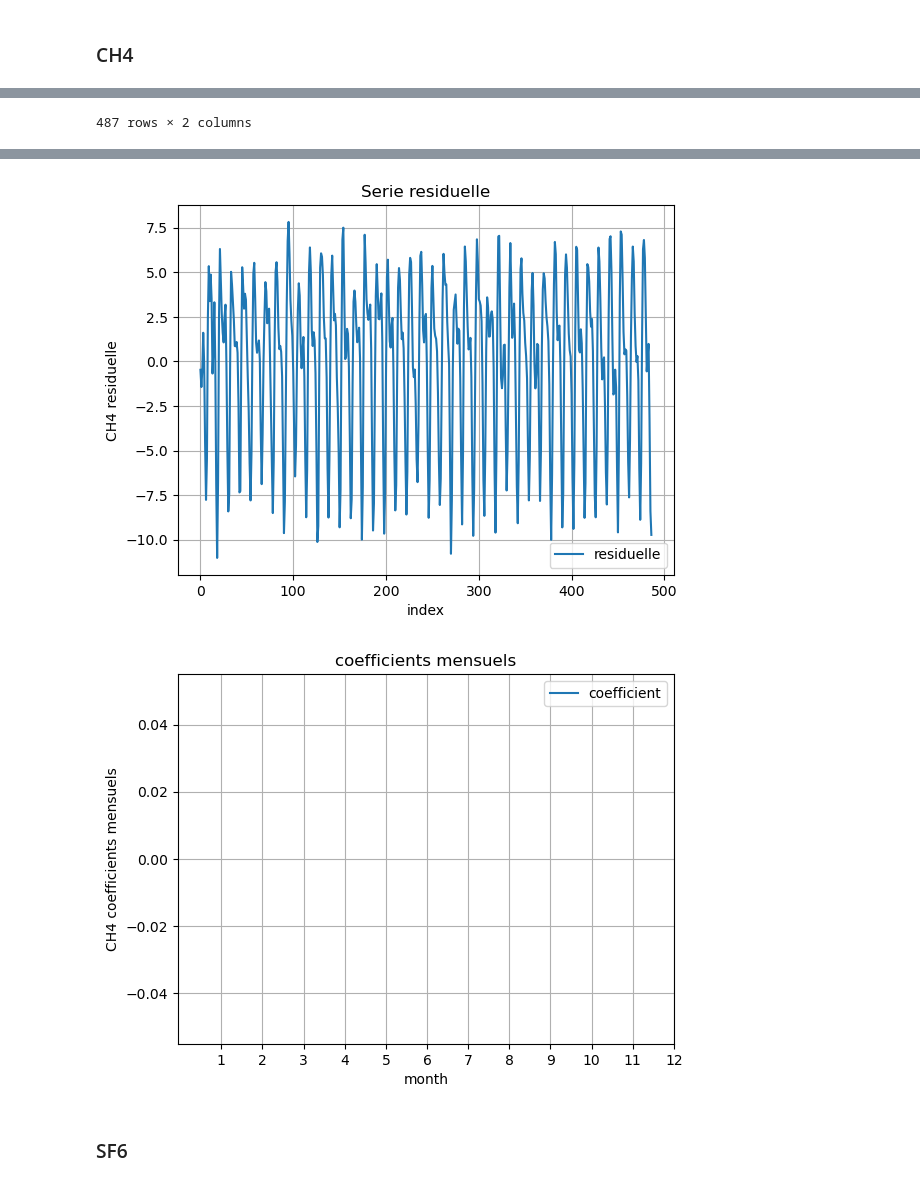
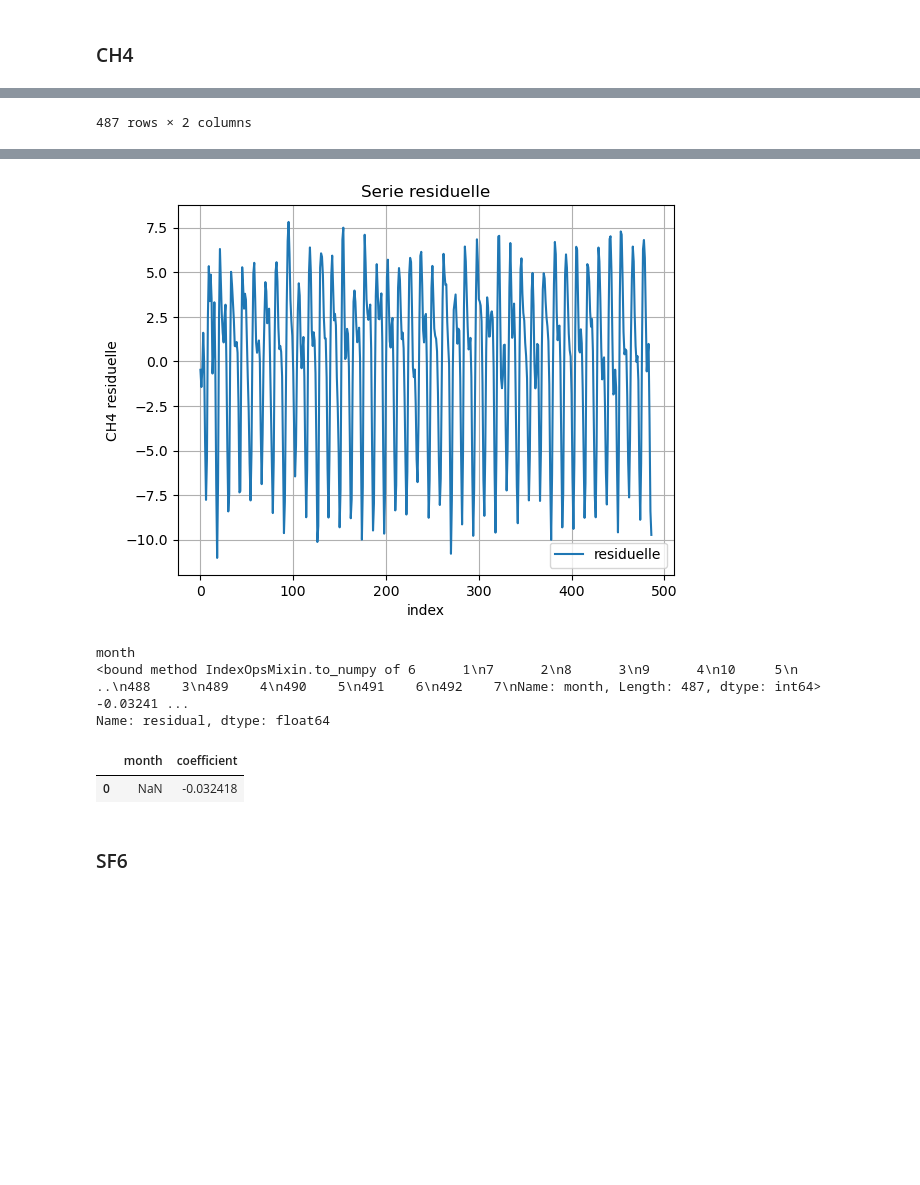
Before and after one commit to AxelGiovannai/Stat_Project, a Jupyter notebook: notebook1.ipynb, the cells around one changed output, grey strips where cells are left out. Drawn from its saved outputs; the diff is of its cells as text; code cells hidden in the pictures; blank space fills up the shorter version.

Commit message:
debug de coeficient mensuels

```diff
--- a/notebook1.ipynb
+++ b/notebook1.ipynb
@@ -156,43 +156,42 @@ def affichage_coefficients_mensuels(serie_coefficient,y_label):
     dataframe_coefficient = serie_coefficient.reset_index()
     dataframe_coefficient.columns = ['month','coefficient']
     dataframe_coefficient['month'] = pd.to_numeric(dataframe_coefficient['month'], errors='coerce')
-    sns.lineplot(data=dataframe_coefficient,x="month",y="coefficient",label="coefficient")
-    plt.grid(True)
-    plt.title("coefficients mensuels")
-    plt.xlabel("month")
-    plt.ylabel(y_label + " coefficients mensuels")
-    plt.xticks(ticks=range(1, 13))
-    plt.legend()
-    plt.show()
+    return dataframe_coefficient
 # %% [markdown]
 ### CH4
 # %%
 df_smoothed_ch4 = moyenne_mobile_ordre_6(df_ch4)
 display(df_smoothed_ch4)
 affichage_moyenne_mobile_ordre_6(df_ch4,df_smoothed_ch4,"CH4")
 
 df_residual_ch4 = serie_residuelle_vector(df_ch4,df_smoothed_ch4,6)
 affichage_serie_residuelle(df_residual_ch4,"CH4")
 
 coefficients_mensuels_ch4 = coefficients_mensuels(df_ch4,df_residual_ch4,6)
-affichage_coefficients_mensuels(coefficients_mensuels_ch4,"CH4")
+display(coefficients_mensuels_ch4)
+aff = affichage_coefficients_mensuels(coefficients_mensuels_ch4,"CH4")
+display(aff)
 # %% [output]
 |  | month | average_smoothed |
 | 0 | 1 | 1639.139583 |
 | 1 | 2 | 1640.187083 |
 | 2 | 3 | 1641.240417 |
 | 3 | 4 | 1642.142500 |
 | 4 | 5 | 1643.007083 |
 | ... | ... | ... |
 | 482 | 3 | 1927.365833 |
 | 483 | 4 | 1928.285833 |
 | 484 | 5 | 1929.119583 |
 | 485 | 6 | 1929.755833 |
 | 486 | 7 | 1930.314167 |
 487 rows × 2 columns
 [figure]
 [figure]
-[figure, removed]
+month
+<bound method IndexOpsMixin.to_numpy of 6      1\n7      2\n8      3\n9      4\n10     5\n      ..\n488    3\n489    4\n490    5\n491    6\n492    7\nName: month, Length: 487, dtype: int64>   -0.03241 ...
+Name: residual, dtype: float64
+|  | month | coefficient |
+| 0 | NaN | -0.032418 |
 # %% [markdown]
 ### SF6
 # %%
```
